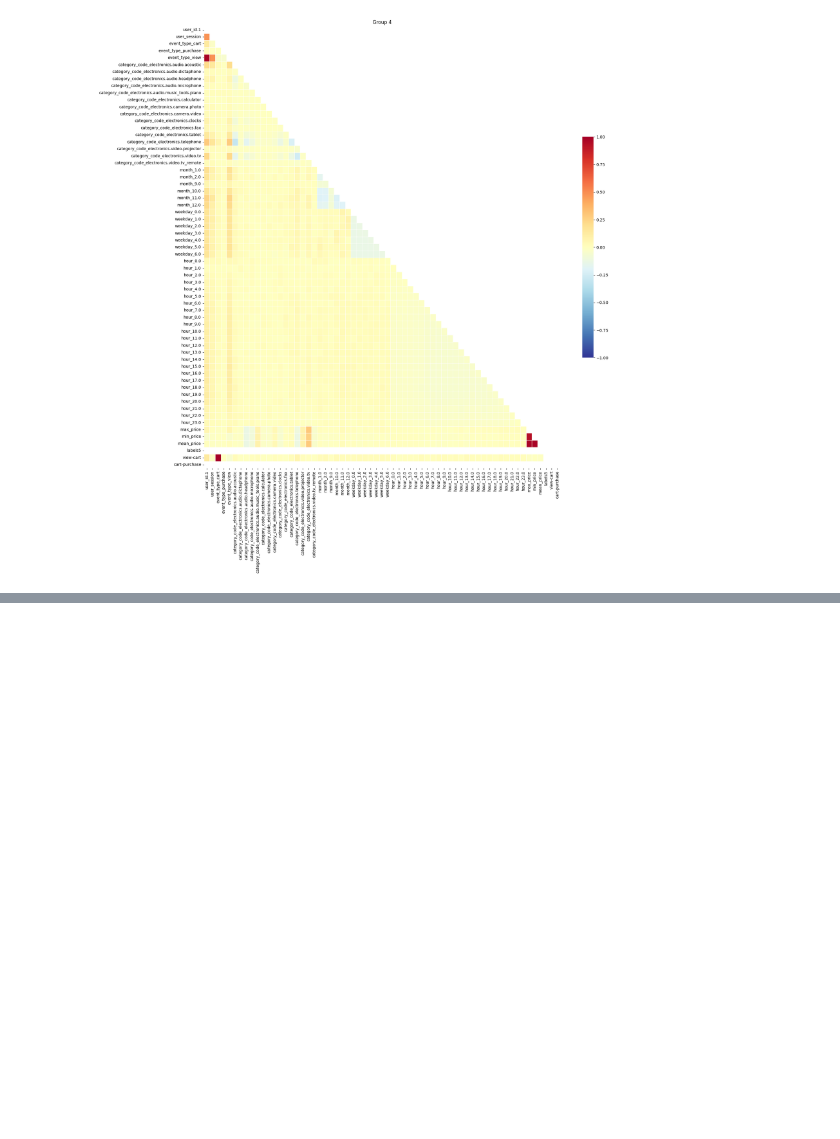
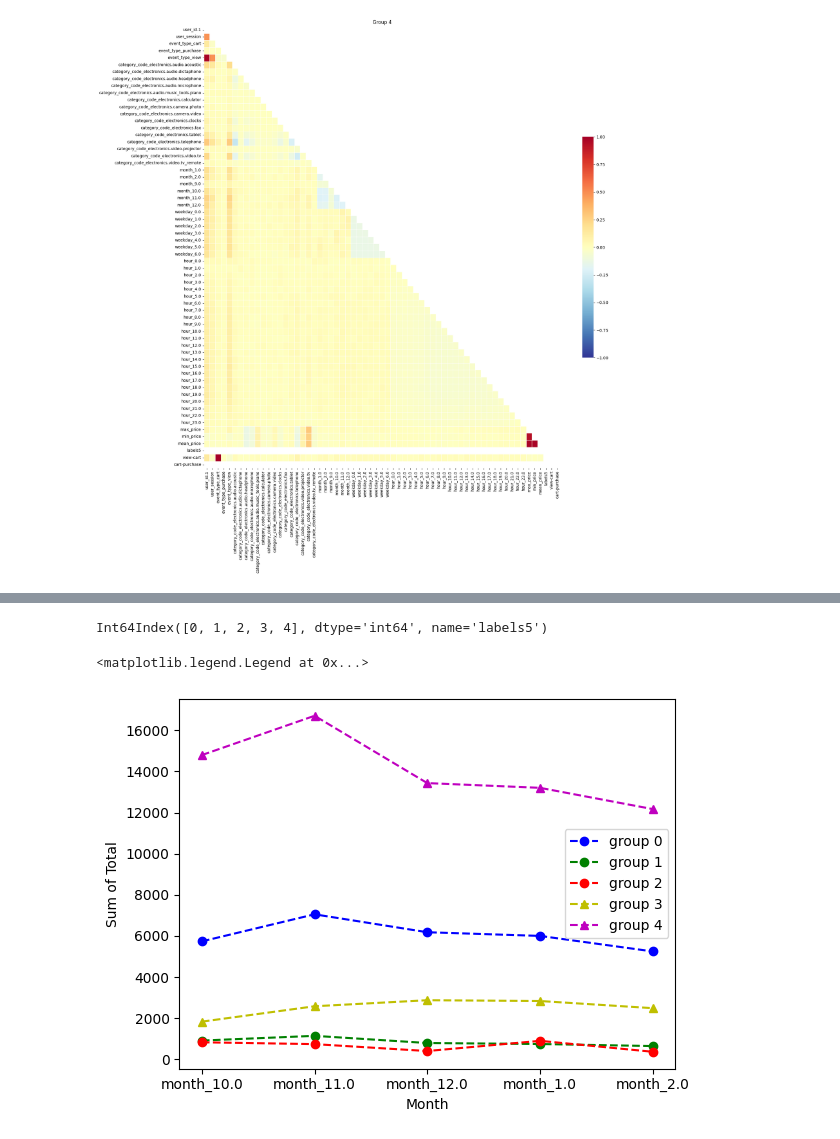
Before and after one commit to dlarhkd1211/electronic_commercial_data_analysis, a Jupyter notebook: analysis_5cluster.ipynb, the cells around one changed output, grey strips where cells are left out. Saved outputs shown, nothing was run; the diff lists cells and outputs as text; code cells hidden in the pictures; blank space fills up the shorter version.

```diff
--- a/analysis_5cluster.ipynb
+++ b/analysis_5cluster.ipynb
@@ -167,0 +188,6 @@ plt.show()
+# %%
+df_month = df.groupby(['labels5'])['month_9.0', 'month_10.0', 'month_11.0', 'month_12.0','month_1.0', 'month_2.0'].agg('sum')
+# %%
+df_month.drop(columns='month_9.0', inplace = True)
+# %%
+df_month = df_month.T
@@ -167,0 +203,17 @@ plt.show()
+# %%
+df_month.columns
+# %% [output]
+Int64Index([0, 1, 2, 3, 4], dtype='int64', name='labels5')
+# %%
+plt.plot(df_month[0],'bo--', label = 'group 0')
+plt.plot(df_month[1],'go--', label = 'group 1')
+plt.plot(df_month[2],'ro--', label = 'group 2')
+plt.plot(df_month[3],'y^--', label = 'group 3')
+plt.plot(df_month[4],'m^--', label = 'group 4')
+
+plt.xlabel('Month')
+plt.ylabel('Sum of Total')
+plt.legend()
+# %% [output]
+<matplotlib.legend.Legend at 0x...>
+[figure, added]
```
Also changed, not shown: parts of 16 cells of this notebook.
